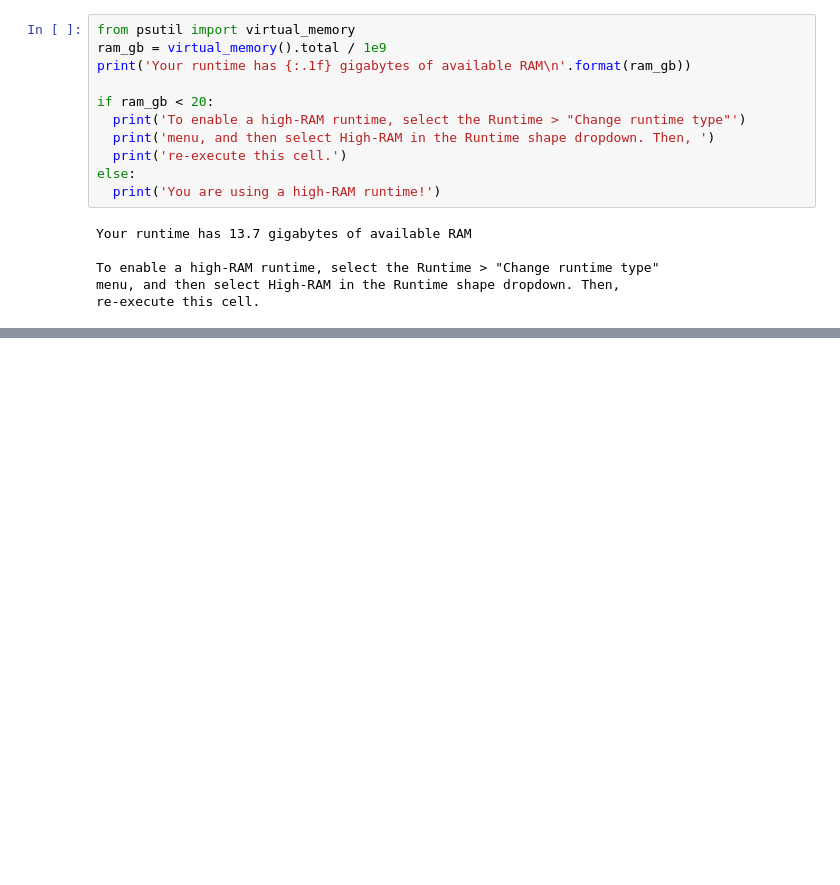
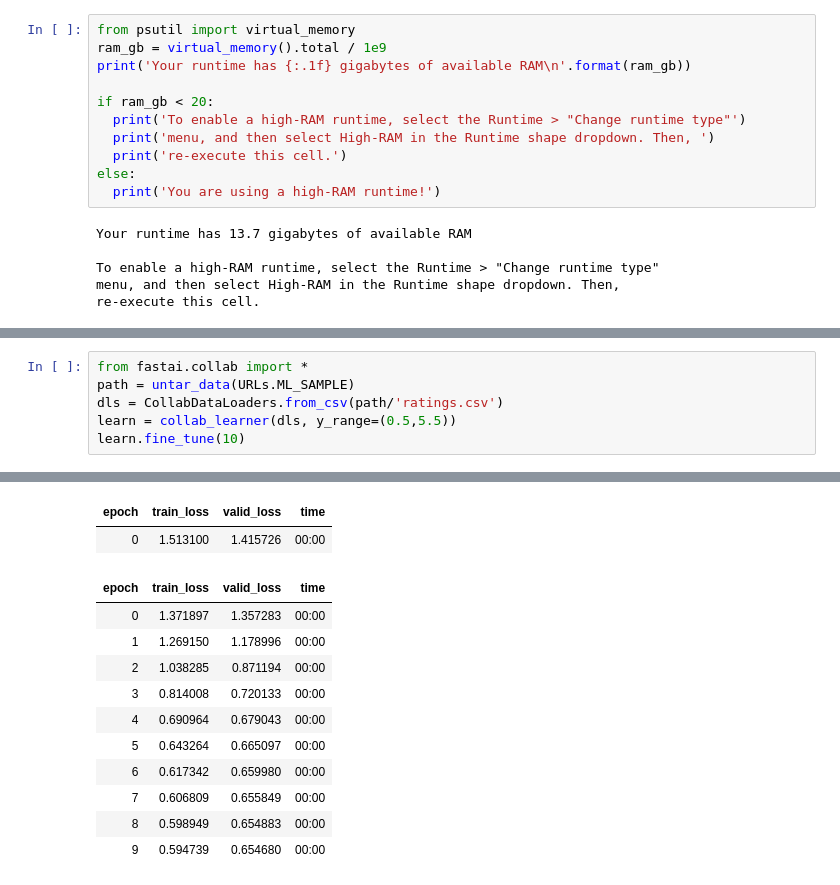
Before and after one commit to LZatTD/sankey, a Jupyter notebook: Making_the_Most_of_your_Colab_Subscription.ipynb, the cells around one changed output, grey strips where cells are left out. Drawn from its saved outputs; the diff is of its cells as text; blank space fills up the shorter version.

```diff
--- a/Making_the_Most_of_your_Colab_Subscription.ipynb
+++ b/Making_the_Most_of_your_Colab_Subscription.ipynb
@@ -74,0 +178,7 @@ If you encounter errors or other issues with billing (payments) for Colab Pro, p
+# %%
+from fastai.collab import *
+path = untar_data(URLs.ML_SAMPLE)
+dls = CollabDataLoaders.from_csv(path/'ratings.csv')
+learn = collab_learner(dls, y_range=(0.5,5.5))
+learn.fine_tune(10)
+# %% [output]
@@ -74,0 +186,13 @@ If you encounter errors or other issues with billing (payments) for Colab Pro, p
+| epoch | train_loss | valid_loss | time |
+| 0 | 1.513100 | 1.415726 | 00:00 |
+| epoch | train_loss | valid_loss | time |
+| 0 | 1.371897 | 1.357283 | 00:00 |
+| 1 | 1.269150 | 1.178996 | 00:00 |
+| 2 | 1.038285 | 0.871194 | 00:00 |
+| 3 | 0.814008 | 0.720133 | 00:00 |
+| 4 | 0.690964 | 0.679043 | 00:00 |
+| 5 | 0.643264 | 0.665097 | 00:00 |
+| 6 | 0.617342 | 0.659980 | 00:00 |
+| 7 | 0.606809 | 0.655849 | 00:00 |
+| 8 | 0.598949 | 0.654883 | 00:00 |
+| 9 | 0.594739 | 0.654680 | 00:00 |
```
Also changed, not shown: parts of 15 cells of this notebook.
